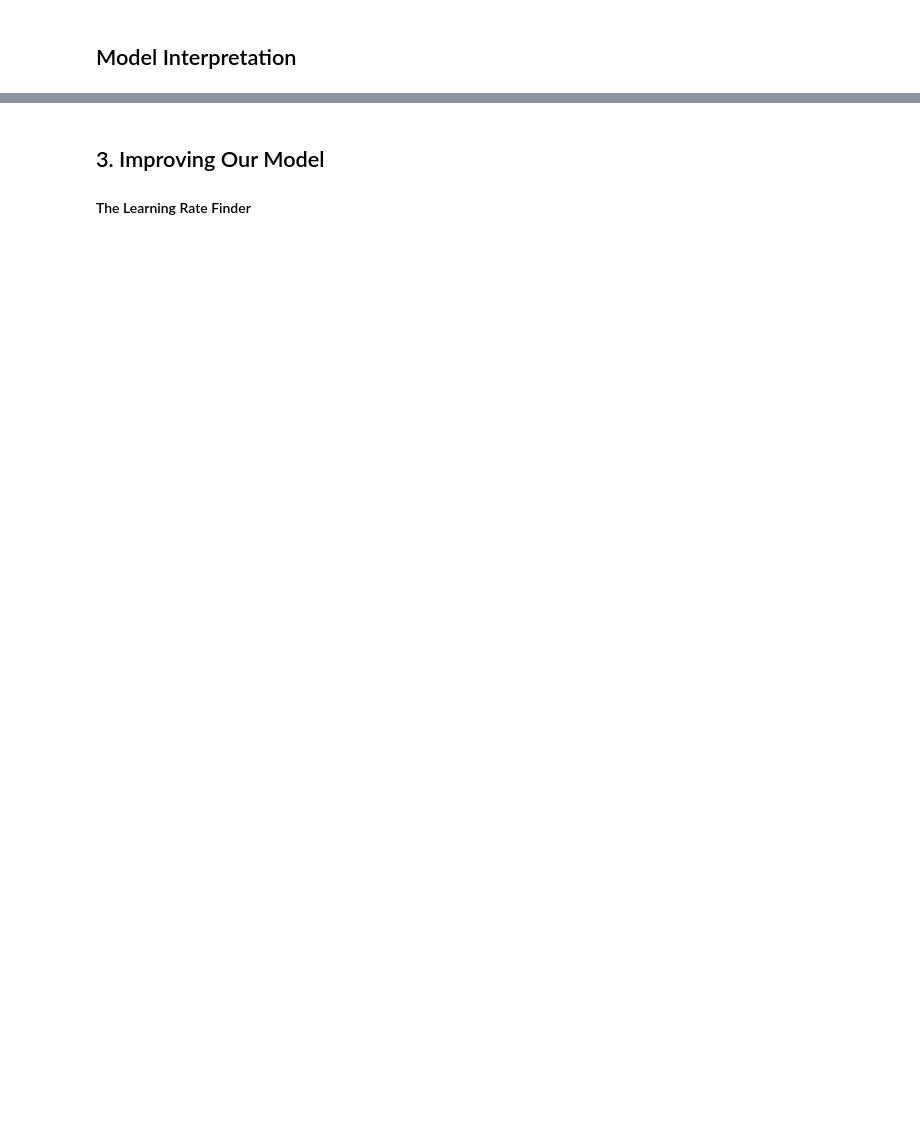
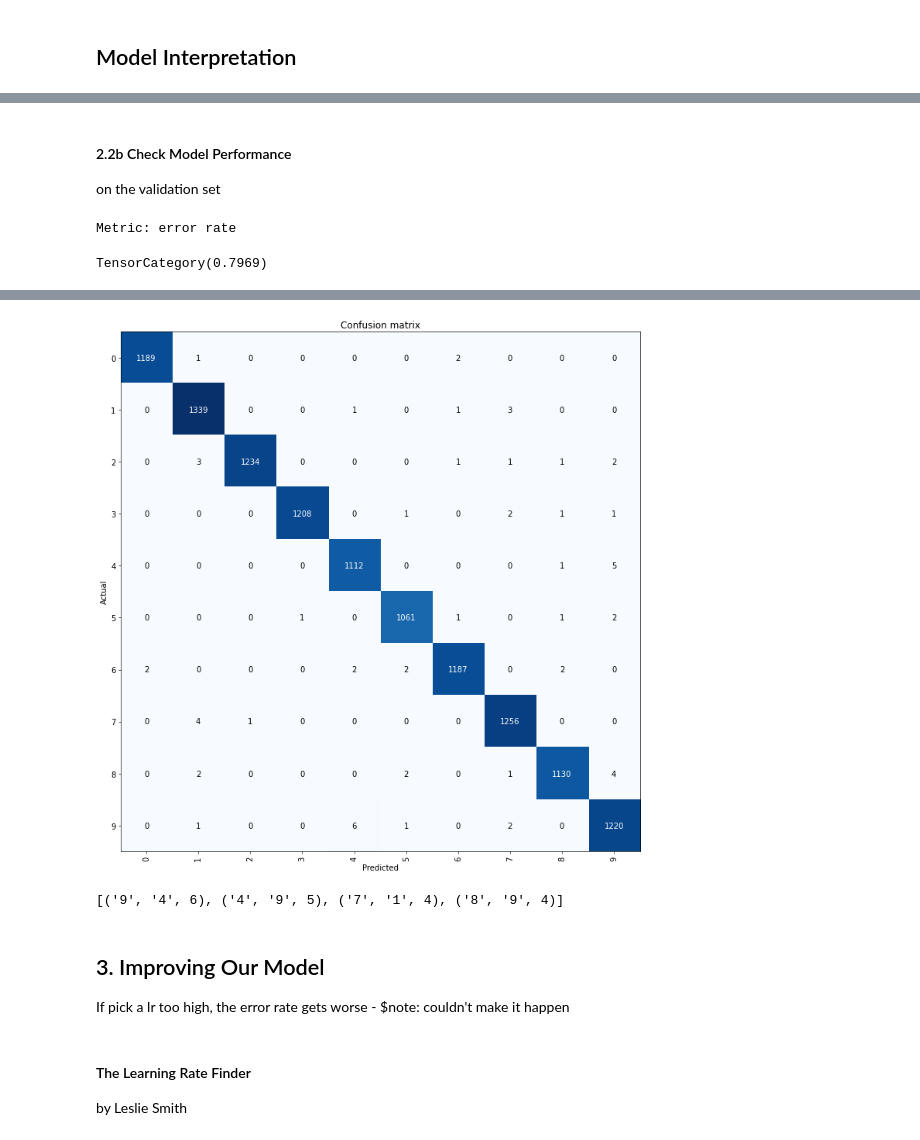
Before and after one commit to anyaconda/my-fastai-2020, a Jupyter notebook: my05_multiclass_mnist.ipynb, the cells around one changed output, grey strips where cells are left out. Drawn from its saved outputs; the diff is of its cells as text; code cells hidden in the pictures; blank space fills up the shorter version.

Commit message:
myFastAI. GCP code.  Modify my05_multiclass_mnist.  Improve models; Learnig rate finder; Under the hood of fine-tune.  To_fp16.

```diff
--- a/my05_multiclass_mnist.ipynb
+++ b/my05_multiclass_mnist.ipynb
@@ -23,6 +72,9 @@ If no pre-pickled data, then get it from source and pickle for future reuse.
 try:
     dls_train = torch.load('myData/mnist_full_dls_train.pkl') #class fastai.data.core.DataLoaders
     dls_test = torch.load('myData/mnist_full_dls_test.pkl')
+
+    #set flag
+    flg_data_pkl = True
 except:
     flg_data_pkl = False
 # %%
@@ -138,0 +228,3 @@ interp.most_confused(min_val=6)
+# %%
+my_learn1 = cnn_learner(dls_train, resnet34, metrics=error_rate)
+my_learn1.fine_tune(2)
@@ -138,0 +251,13 @@ interp.most_confused(min_val=6)
+# %% [markdown]
+#### 2.2b Check Model Performance
+on the validation set
+# %%
+print("Metric: error rate")
+my_learn1.metrics[0].value
+# %% [output]
+Metric: error rate
+TensorCategory(0.7969)
+# %%
+my_interp1 = ClassificationInterpretation.from_learner(my_learn1)
+my_interp1.plot_confusion_matrix(figsize=(12,12), dpi=60)
+# %% [output]
@@ -138,0 +265,8 @@ interp.most_confused(min_val=6)
+[figure, added]
+# %%
+my_interp1.most_confused(min_val=4)
+# %% [output]
+[('9', '4', 6), ('4', '9', 5), ('7', '1', 4), ('8', '9', 4)]
+# %% [markdown]
+## 3. Improving Our Model
+If pick a lr too high, the error rate gets worse - $note: couldn't make it happen
@@ -139,3 +276,3 @@ interp.most_confused(min_val=6)
 # %% [markdown]
-## 3. Improving Our Model
 #### The Learning Rate Finder
+by Leslie Smith
```
Also changed, not shown: parts of 66 cells of this notebook.
